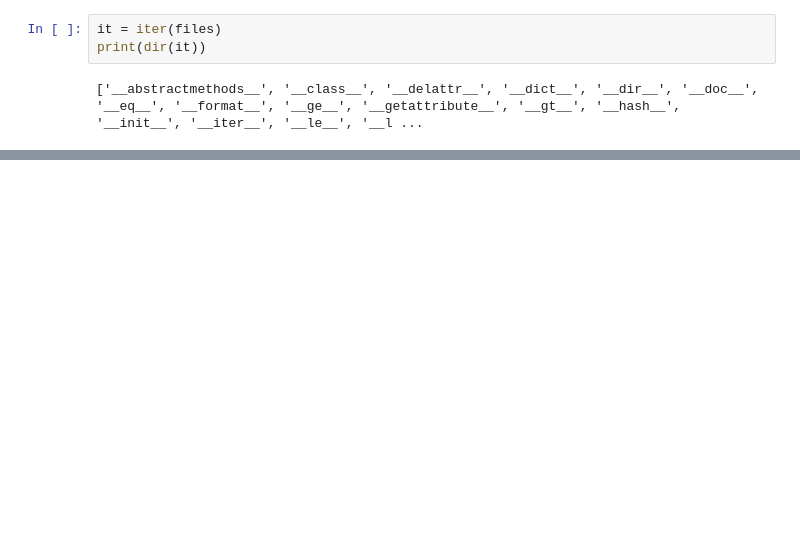
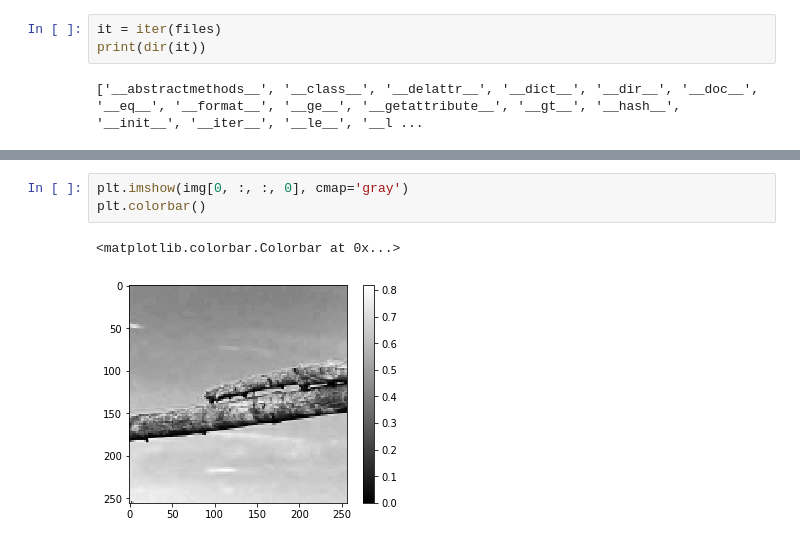
Before and after one commit to gs18113/ESPCN-TensorFlow2, a Jupyter notebook: Untitled.ipynb, the cells around one changed output, grey strips where cells are left out. Drawn from its saved outputs; the diff is of its cells as text; blank space fills up the shorter version.

```diff
--- a/Untitled.ipynb
+++ b/Untitled.ipynb
@@ -44,0 +71,6 @@ print(ds_image.shape)
+# %%
+plt.imshow(img[0, :, :, 0], cmap='gray')
+plt.colorbar()
+# %% [output]
+<matplotlib.colorbar.Colorbar at 0x...>
+[figure, added]
```
Also changed, not shown: parts of 7 cells of this notebook, 3 other files.
